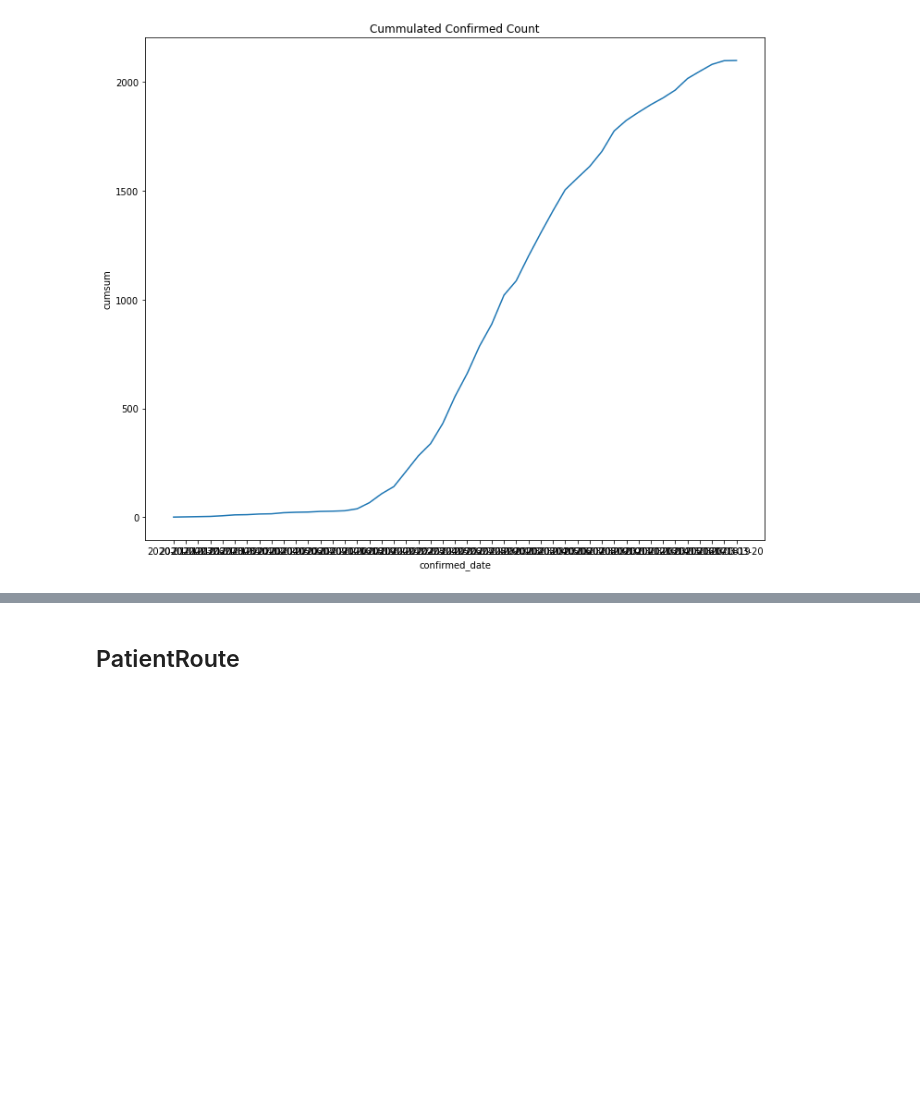
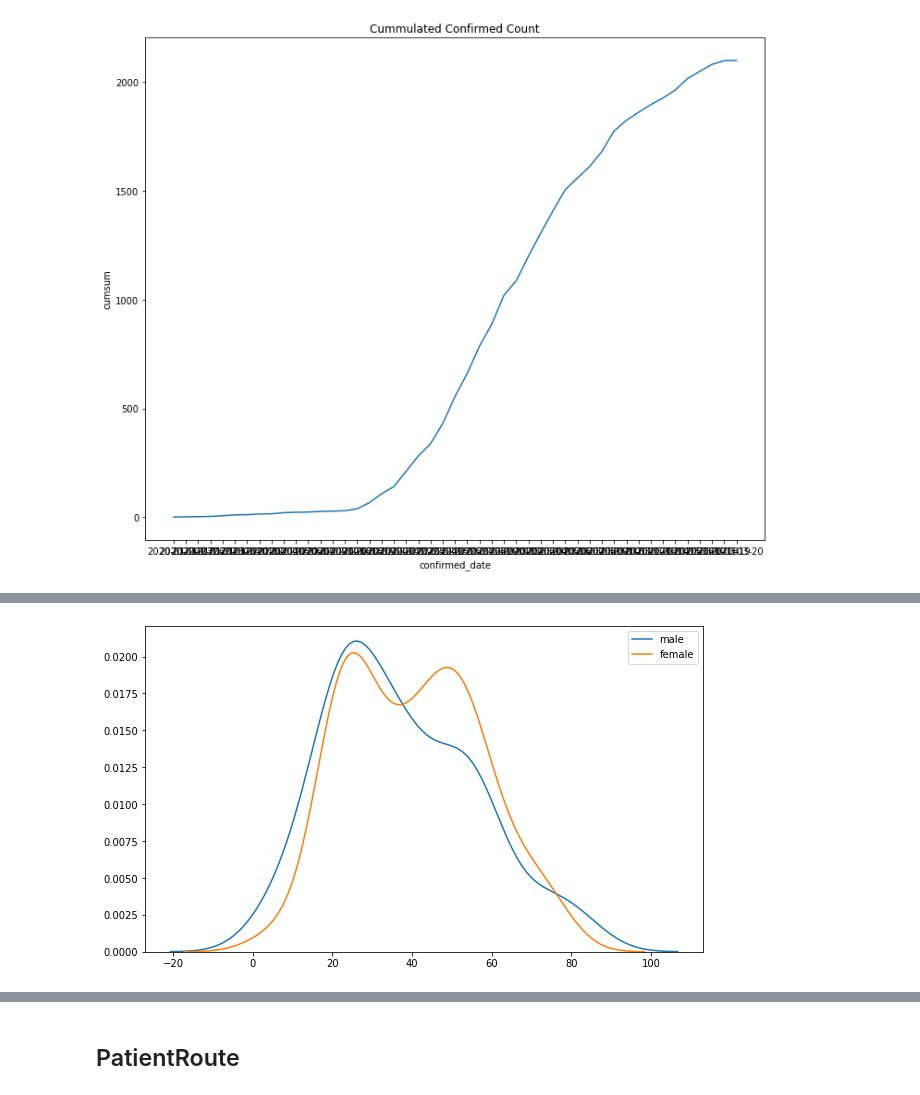
Before and after one commit to hodurie/Kaggle_Challenge, a Jupyter notebook: Covid19/Covid19.ipynb, the cells around one changed output, grey strips where cells are left out. Cells and saved outputs as stored; diff of their text form; code cells hidden in the pictures; blank space fills up the shorter version.

```diff
--- a/Covid19/Covid19.ipynb
+++ b/Covid19/Covid19.ipynb
@@ -253,0 +268,4 @@ Text(0.5, 1.0, 'Cummulated Confirmed Count')
+# %%
+make_dist(PatientInfo, 'released', total = True)
+# %% [output]
+[figure, added]
```
Also changed, not shown: parts of 21 cells of this notebook.
